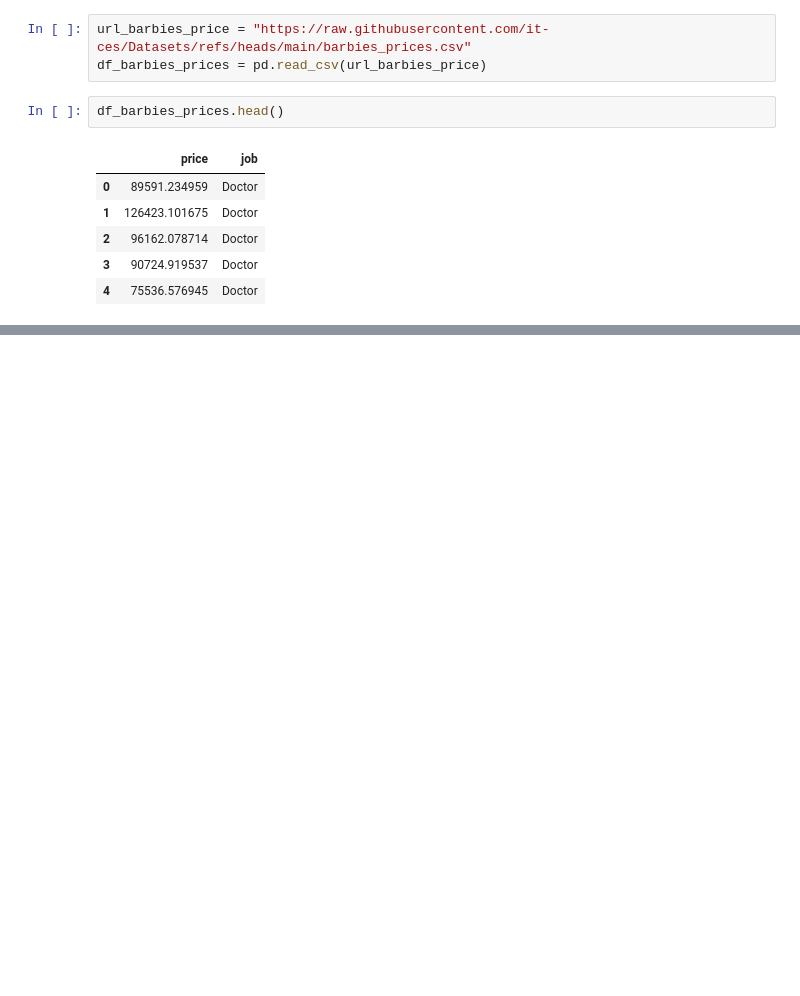
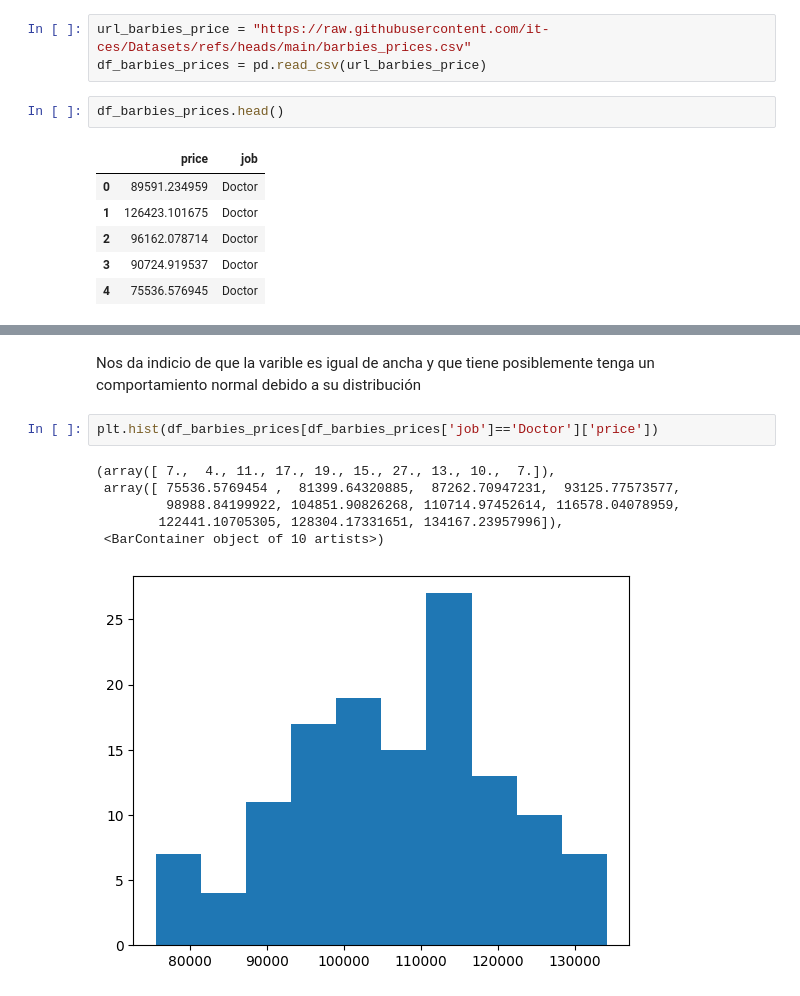
Before and after one commit to ML-CU/Proyectos-Python, a Jupyter notebook: Estadística/P-Value/P-Value-Practice.ipynb, the cells around one changed output, grey strips where cells are left out. Saved outputs shown, nothing was run; the diff lists cells and outputs as text; blank space fills up the shorter version.

```diff
--- a/Estadística/P-Value/P-Value-Practice.ipynb
+++ b/Estadística/P-Value/P-Value-Practice.ipynb
@@ -68,0 +85,11 @@ df_barbies_prices.head()
+# %% [markdown]
+Nos da indicio de que la varible es igual de ancha y que tiene posiblemente tenga un comportamiento normal debido a su distribución
+# %%
+plt.hist(df_barbies_prices[df_barbies_prices['job']=='Doctor']['price'])
+# %% [output]
+(array([ 7.,  4., 11., 17., 19., 15., 27., 13., 10.,  7.]),
+ array([ 75536.5769454 ,  81399.64320885,  87262.70947231,  93125.77573577,
+         98988.84199922, 104851.90826268, 110714.97452614, 116578.04078959,
+        122441.10705305, 128304.17331651, 134167.23957996]),
+ <BarContainer object of 10 artists>)
+[figure, added]
```
Also changed, not shown: parts of 22 cells of this notebook, 1 other file.
